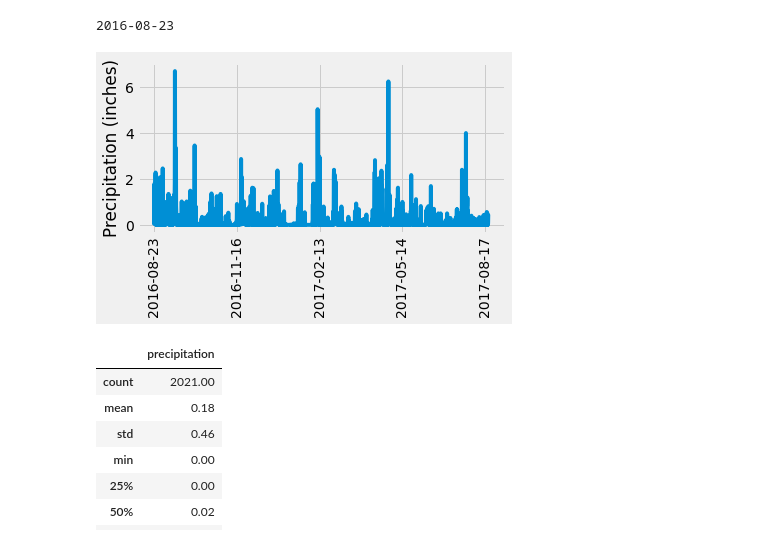
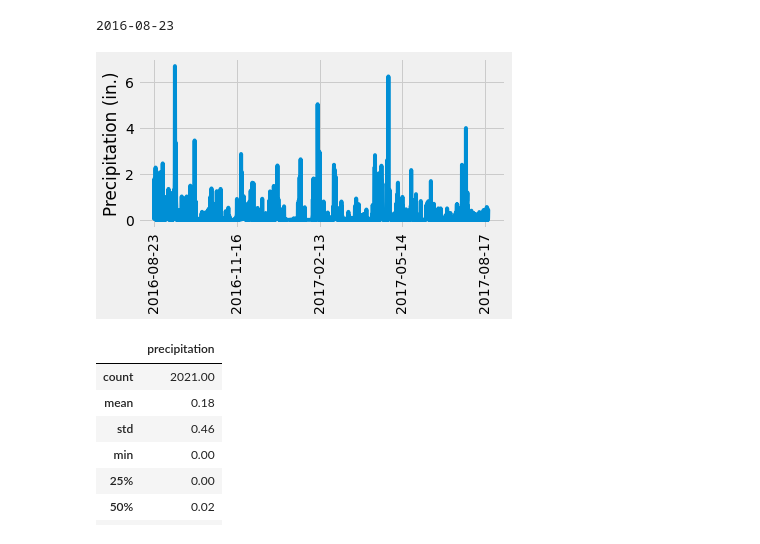
Before and after one commit to willserene/SQLAlchemy_Challenge, a Jupyter notebook: climate_starter.ipynb, the cells around one changed output. Saved outputs shown, nothing was run; the diff lists cells and outputs as text; code cells hidden in the pictures.

```diff
--- a/climate_starter.ipynb
+++ b/climate_starter.ipynb
@@ -74,36 +74,36 @@ precip_data = session.query(func.strftime("%Y-%m-%d", Measurement.date), Measure
 
 # Save the query results as a Pandas DataFrame and set the index to the date column
 
 precip_df = pd.DataFrame(precip_data, columns = ['date', 'precipitation'])
 
 precip_df.set_index('date', inplace=True)
 
 precip_df
 
 # Sort the dataframe by date
 
 
 precip_df = precip_df.sort_values(by='date')
 precip_df
 
 precip_df = precip_df.dropna()
 precip_df
 
 # Use Pandas Plotting with Matplotlib to plot the data
 
-precip_df.plot(x_compat = True, xlabel = "", ylabel = "Precipitation (inches)", legend = False)
+precip_df.plot(x_compat = True, xlabel = "", ylabel = "Precipitation (in.)", legend = False)
 plt.xticks(rotation=90)
 plt.tight_layout()
-plt.savefig("precip_plot.png")
+plt.savefig("Images/precip_plot.png")
 
 plt.show()
 
 
 
         # the plot gets saved to 'output.png'
         #plt.savefig('output.png')
 # %% [output]
-[figure, old version]
+[figure, new version]
 # %%
 # Use Pandas to print the summary statistics for the precipitation data
 
```
Also changed, not shown: parts of 1 cell of this notebook, 3 other files.
